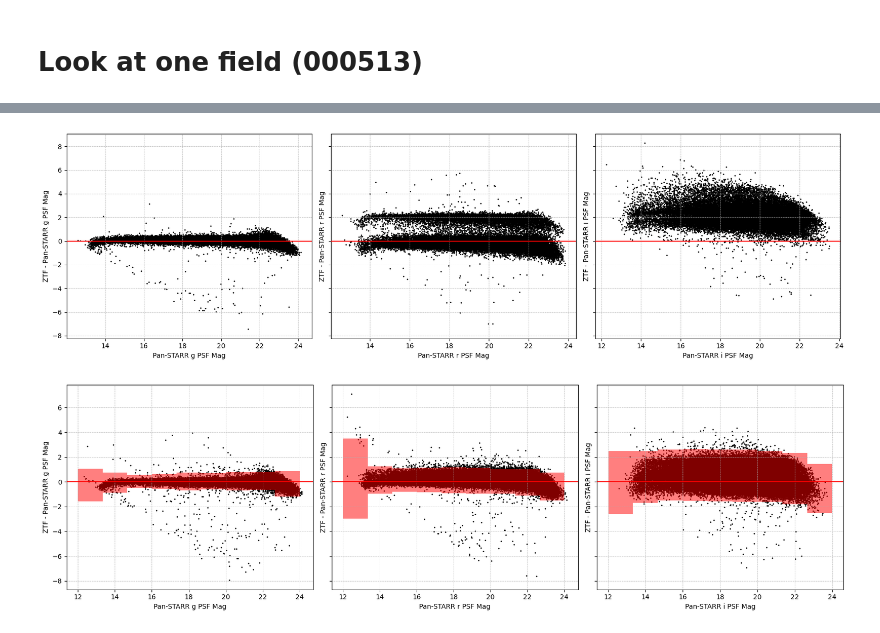
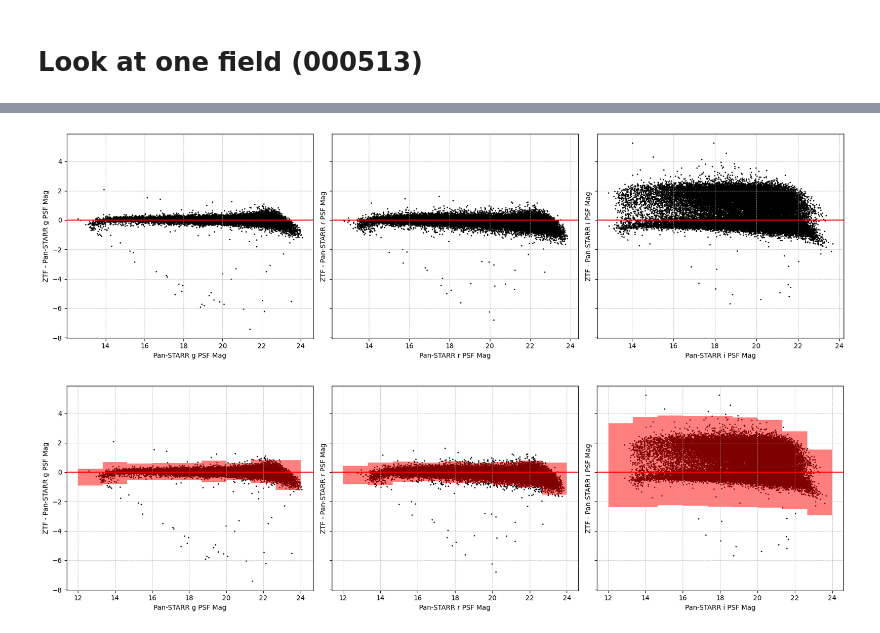
Before and after one commit to Adam-Boesky/long_transients, a Jupyter notebook: detect_transients.ipynb, the cells around one changed output, grey strips where cells are left out. Saved outputs shown, nothing was run; the diff lists cells and outputs as text; code cells hidden in the pictures.

```diff
--- a/detect_transients.ipynb
+++ b/detect_transients.ipynb
@@ -86,7 +92,7 @@ for ax, band in zip(axes.flatten(), BANDS):
 
     # Calculate SNRs
     pstarr_snr = get_snr_from_mag(tab[f'PSTARR_{band}PSFMag'], tab[f'PSTARR_{band}PSFMagErr'], zp=25)  #TODO: Check zero points
-    ztf_snr = get_snr_from_mag(tab[f'ZTF_{band}PSFMag'], tab[f'ZTF_{band}PSFMagErr'], zp=ZTF_ZERO_POINT[band])
+    ztf_snr = get_snr_from_mag(tab[f'ZTF_{band}PSFMag'], tab[f'ZTF_{band}PSFMagErr'], zp=tab[f'ZTF_{band}_zero_pt_mag'])
 
     # Plot
     ax.scatter(tab[f'PSTARR_{band}PSFMag'], pstarr_snr, color='k', label='Pan-STARRS', s=1)
@@ -97,7 +103,7 @@ for ax, band in zip(axes.flatten(), BANDS):
     ax.grid(lw=0.5, ls='--')
     ax.set_xlabel(f'{band} PSF Mag')
 
-axes[-1].set_ylabel(f'{band} SNR')
+axes[0].set_ylabel(f'SNR')
 axes[-1].legend(markerscale=5)
 plt.tight_layout()
 plt.show()
@@ -113,7 +119,7 @@ for ax, band in zip(axes.flatten(), BANDS):
 
     # Calculate SNRs
     pstarr_snr = get_snr_from_mag(tab[f'PSTARR_{band}PSFMag'], tab[f'PSTARR_{band}PSFMagErr'], zp=25)  #TODO: Check zero points
-    ztf_snr = get_snr_from_mag(tab[f'ZTF_{band}PSFMag'], tab[f'ZTF_{band}PSFMagErr'], zp=ZTF_ZERO_POINT[band])
+    ztf_snr = get_snr_from_mag(tab[f'ZTF_{band}PSFMag'], tab[f'ZTF_{band}PSFMagErr'], zp=tab[f'ZTF_{band}_zero_pt_mag'])
 
     ##### BOTH #####
     # Masks
@@ -126,17 +132,15 @@ for ax, band in zip(axes.flatten(), BANDS):
         tab[ztf_mask][f'ZTF_{band}PSFMag'],
         tab[ztf_mask][f'ZTF_{band}PSFMag'] - tab[ztf_mask][f'ZTF_{band}KronMag'],
         color='cornflowerblue',
-        s=1,
         label='ZTF',
-        alpha=0.2
+        alpha=0.1
     )
     ax.scatter(
         tab[pstarr_mask][f'PSTARR_{band}PSFMag'],
         tab[pstarr_mask][f'PSTARR_{band}PSFMag'] - tab[pstarr_mask][f'PSTARR_{band}KronMag'],
         color='k',
-        s=1,
         label='Pan-STARRS',
-        alpha=0.2
+        alpha=0.1
     )
 
     # Formatting
@@ -147,7 +151,7 @@ for ax, band in zip(axes.flatten(), BANDS):
     ax.set_xlim((10, 24))
 
 axes[0].set_ylabel(f'PSF - Kron Mag')
-axes[-1].legend(markerscale=5)
+axes[-1].legend(markerscale=1)
 plt.tight_layout()
 plt.show()
 # %% [output]
@@ -167,5 +158,0 @@ plt.scatter(tab['gPSFMag'][mask], tab['gPSFMag'][mask] - tab['gKronMag'][mask],
-# %%
-test = ascii.read('/Users/adamboesky/Research/long_transients/Data/catalog_results/000512_12_1/PSTARR.ecsv')
-mask = (test['gPSFMag'] > 0) & (test['gKronMag'] > 0)
-plt.scatter(test['gPSFMag'][mask], test['gPSFMag'][mask] - test['gKronMag'][mask], alpha=0.2, s=4)
-plt.ylim((-2, 2))
@@ -281,12 +266,12 @@ for ax, band in zip(axes.flatten(), BANDS):
 
     # Calculate SNRs
     pstarr_snr = get_snr_from_mag(tab[f'PSTARR_{band}PSFMag'], tab[f'PSTARR_{band}PSFMagErr'], zp=25)  #TODO: Check zero points
-    ztf_snr = get_snr_from_mag(tab[f'ZTF_{band}PSFMag'], tab[f'ZTF_{band}PSFMagErr'], zp=ZTF_ZERO_POINT[band])
+    ztf_snr = get_snr_from_mag(tab[f'ZTF_{band}PSFMag'], tab[f'ZTF_{band}PSFMagErr'], zp=tab[f'ZTF_{band}_zero_pt_mag'])
 
     ##### BOTH #####
     # Masks
     snr_mask = (pstarr_snr > 3) & (ztf_snr > 3)
-    both_mask = (tab['Catalog'] == 'Both') & (tab[f'PSTARR_{band}PSFMag'] != -999)
+    both_mask = (tab['Catalog'] == 'Both') & (tab[f'PSTARR_{band}PSFMag'] != -999) & (tab[f'ZTF_{band}PSFFlags'] == 0)
 
     # Plot
     mask = both_mask & snr_mask
@@ -310,7 +295,7 @@ for ax in axes:
 plt.tight_layout()
 plt.show()
 # %% [output]
-[figure, old version]
+[figure, new version]
 # %%
 fig, axes = plt.subplots(1, 3, figsize=(17, 5), sharey=True)
 
@@ -321,7 +306,7 @@ for ax, band in zip(axes.flatten(), BANDS):
 
     # Calculate SNRs
     pstarr_snr = get_snr_from_mag(tab[f'PSTARR_{band}PSFMag'], tab[f'PSTARR_{band}PSFMagErr'], zp=25)  #TODO: Check zero points
-    ztf_snr = get_snr_from_mag(tab[f'ZTF_{band}PSFMag'], tab[f'ZTF_{band}PSFMagErr'], zp=ZTF_ZERO_POINT[band])
+    ztf_snr = get_snr_from_mag(tab[f'ZTF_{band}PSFMag'], tab[f'ZTF_{band}PSFMagErr'], zp=tab[f'ZTF_{band}_zero_pt_mag'])
 
     ##### BOTH #####
     # Masks
@@ -345,31 +330,31 @@ for ax, band in zip(axes.flatten(), BANDS):
         tab[mask][f'ZTF_{band}PSFMag'] - tab[mask][f'PSTARR_{band}PSFMag'],
         color='k',
         s=1,
     )
 
     # Plot the bin mean +- 3sigma with rectangles for each bin
     for lower, upper, mean, std in zip(mag_bin_edges[:-1], mag_bin_edges[1:], bin_means, bin_stds):
         rect = plt.Rectangle(
             (lower, mean - (3 * std)),
             upper - lower,
             6 * std,
             color='red',
             alpha=0.5,
             lw=0,
         )
         ax.add_patch(rect)
 
     # Formatting
     ax.axhline(0, color='red', zorder=10)
     ax.grid(lw=0.5, ls='--')
     ax.set_ylabel(f'ZTF - Pan-STARR {band} PSF Mag')
     ax.set_xlabel(f'Pan-STARR {band} PSF Mag')
 
 ylims = np.array([ax.get_ylim() for ax in axes])
 for ax in axes:
     ax.set_ylim(np.min(ylims), np.max(ylims))
 
 plt.tight_layout()
 plt.show()
 # %% [output]
-[figure, old version]
+[figure, new version]
```
Also changed, not shown: parts of 11 cells of this notebook, 3 other files.
